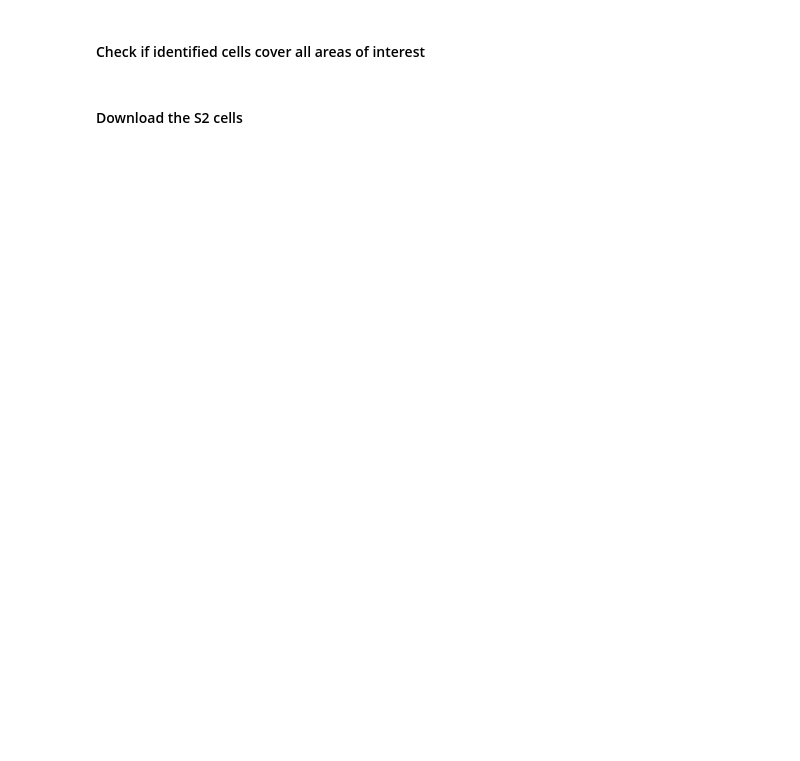
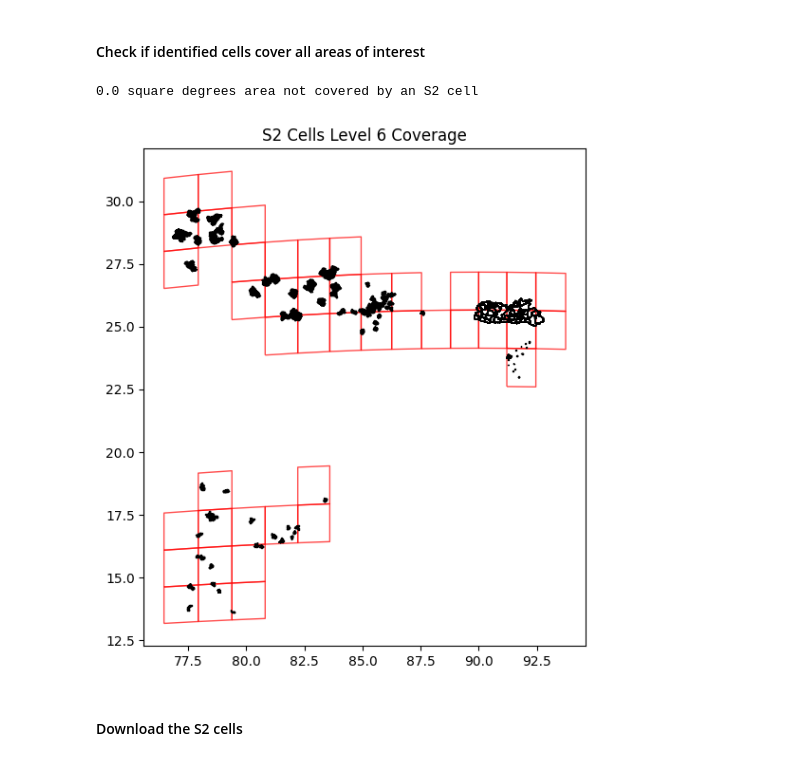
Before and after one commit to IDinsight/rooftop_sampling, a Jupyter notebook: IFS/load_match_sample.ipynb, the cells around one changed output. Saved outputs shown, nothing was run; the diff lists cells and outputs as text; code cells hidden in the pictures; blank space fills up the shorter version.

Commit message:
update of S2 cell ID calculator

```diff
--- a/IFS/load_match_sample.ipynb
+++ b/IFS/load_match_sample.ipynb
@@ -86,12 +126,3 @@ boundaries_gdf
 ## 1. Download rooftops
 # %% [markdown]
 ### Functions
-# %%
-def get_s2_cell_ids_from_points(points, level=6) -> list[int]:
-    """
-    Get S2 cell IDs for the given points at the specified level.
-    """
-    s2_cell_id_list = points.geometry.apply(lambda geom: lat_lon_to_cell_id(geom.y, geom.x, level))
-    s2_cell_ids_unique = s2_cell_id_list.unique().tolist()
-
-    return s2_cell_ids_unique
@@ -199,5 +290,5 @@ def download_VIDA_rooftops_data_by_s2(
 # %% [markdown]
 #### Identify S2 cell IDs
 # %%
-s2_cell_ids = get_s2_cell_ids(boundaries_gdf)
-s2_cell_ids
+s2_cell_ids = get_s2_cell_ids(gdf) #get_s2_cell_ids(boundaries_gdf)
+len(s2_cell_ids)
@@ -207,13 +304,17 @@ s2_cell_ids
 s2_cells_gdf = s2_cell_ids_to_shapes_gdf(s2_cell_ids)
 # %%
 # Does the S2 cell cover the entire area of the boundaries?
-uncovered_area = boundaries_gdf.unary_union.difference(s2_cells_gdf.unary_union).area
+uncovered_area = gdf.unary_union.difference(s2_cells_gdf.unary_union).area
 print(f"{uncovered_area} square degrees area not covered by an S2 cell")
+# %% [output]
+0.0 square degrees area not covered by an S2 cell
 # %%
 # Plot the S2 cells and the boundary
 fig, ax = plt.subplots(1, 1, figsize=(6, 6))
-boundaries_gdf.boundary.plot(ax=ax, color="black", linewidth=1)
+gdf.boundary.plot(ax=ax, color="black", linewidth=1)
 s2_cells_gdf.plot(ax=ax, facecolor="none", edgecolor="red", alpha=0.7)
 plt.title("S2 Cells Level 6 Coverage")
 plt.tight_layout()
 plt.show()
+# %% [output]
+[figure, added]
```
Also changed, not shown: parts of 27 cells of this notebook.
